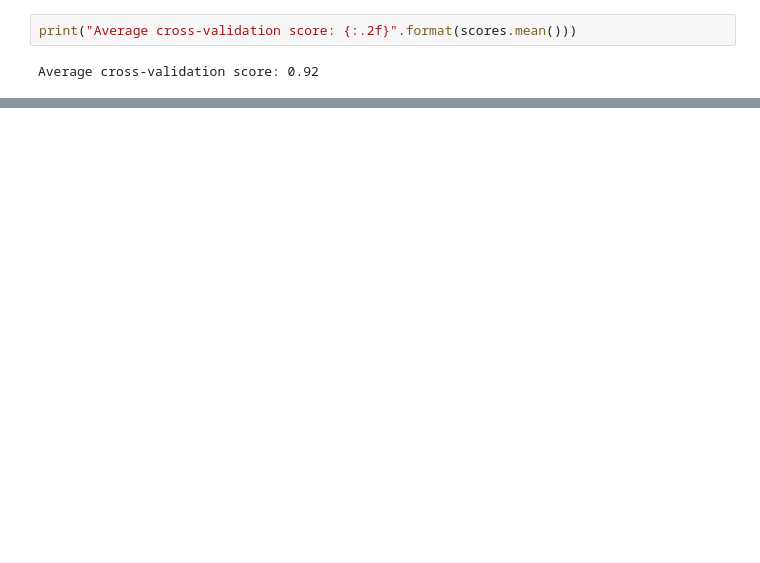
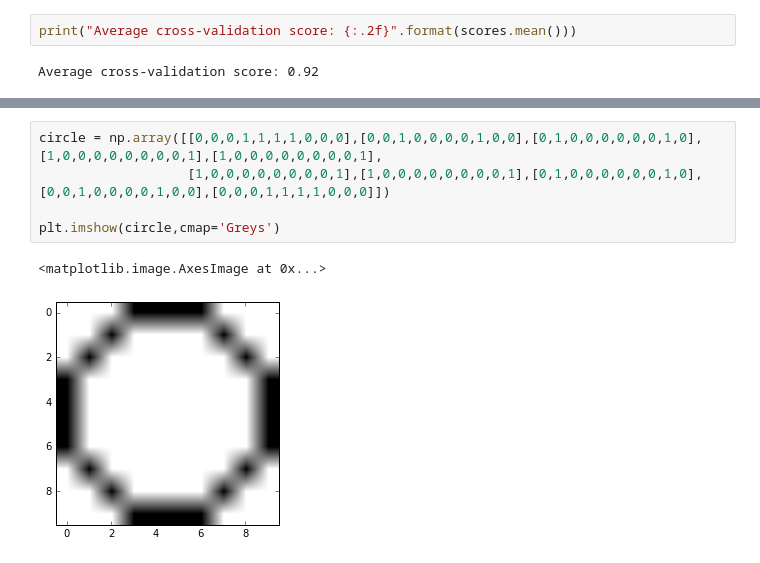
Before and after one commit to LanceRic/MachineLearning, a Jupyter notebook: Assignment4/classify0to9WithNewFeatures.ipynb, the cells around one changed output, grey strips where cells are left out. Saved outputs shown, nothing was run; the diff lists cells and outputs as text; blank space fills up the shorter version.

```diff
--- a/Assignment4/classify0to9WithNewFeatures.ipynb
+++ b/Assignment4/classify0to9WithNewFeatures.ipynb
@@ -151,0 +192,8 @@ plt.imshow(image.reshape(30,28),cmap='Greys')
+# %%
+circle = np.array([[0,0,0,1,1,1,1,0,0,0],[0,0,1,0,0,0,0,1,0,0],[0,1,0,0,0,0,0,0,1,0],[1,0,0,0,0,0,0,0,0,1],[1,0,0,0,0,0,0,0,0,1],
+                   [1,0,0,0,0,0,0,0,0,1],[1,0,0,0,0,0,0,0,0,1],[0,1,0,0,0,0,0,0,1,0],[0,0,1,0,0,0,0,1,0,0],[0,0,0,1,1,1,1,0,0,0]])
+
+plt.imshow(circle,cmap='Greys')
+# %% [output]
+<matplotlib.image.AxesImage at 0x...>
+[figure, added]
```
Also changed, not shown: parts of 54 cells of this notebook.
